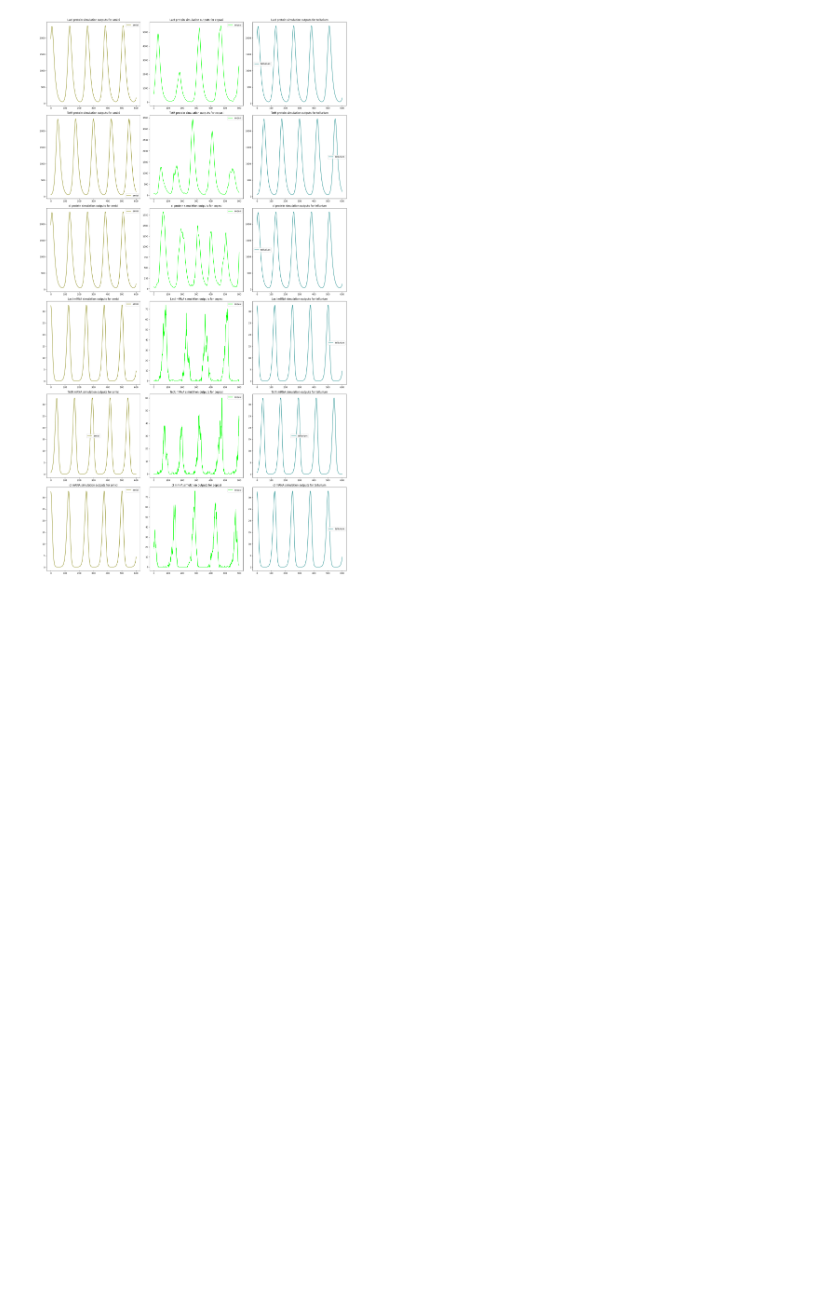
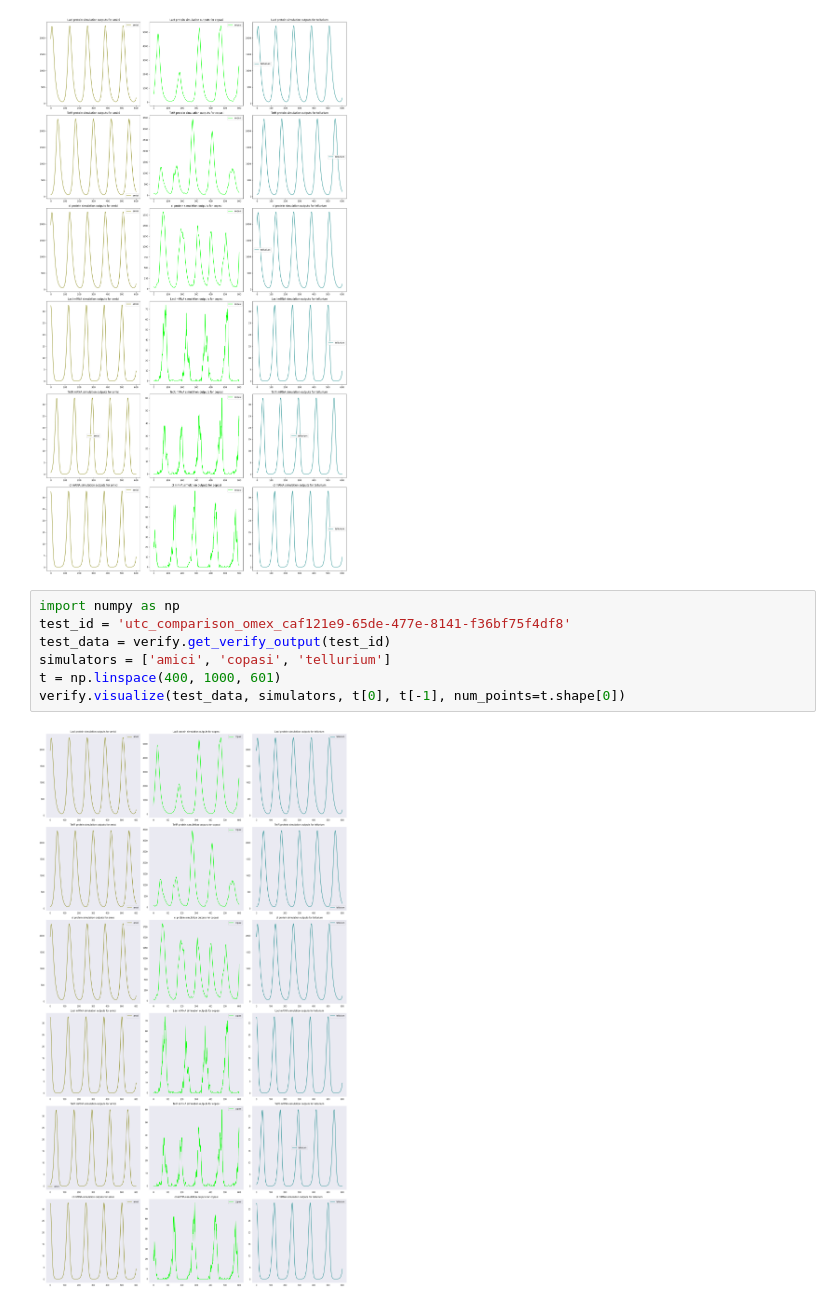
Before and after one commit to biosimulators/bio-check, a Jupyter notebook: demos/bio_check_demo.ipynb, the cells around one changed output. Saved outputs shown, nothing was run; the diff lists cells and outputs as text; blank space fills up the shorter version.

Commit message:
update to visuals

```diff
--- a/demos/bio_check_demo.ipynb
+++ b/demos/bio_check_demo.ipynb
@@ -372,3 +367,12 @@ t = np.linspace(400, 1000, 601)
 visualize(test_data, sims, t[0], t[-1], num_points=t.shape[0])
 # %% [output]
 [figure]
+# %%
+import numpy as np
+test_id = 'utc_comparison_omex_caf121e9-65de-477e-8141-f36bf75f4df8'
+test_data = verify.get_verify_output(test_id)
+simulators = ['amici', 'copasi', 'tellurium']
+t = np.linspace(400, 1000, 601)
+verify.visualize(test_data, simulators, t[0], t[-1], num_points=t.shape[0])
+# %% [output]
+[figure, added]
```
Also changed, not shown: parts of 3 cells of this notebook, 2 other files.
